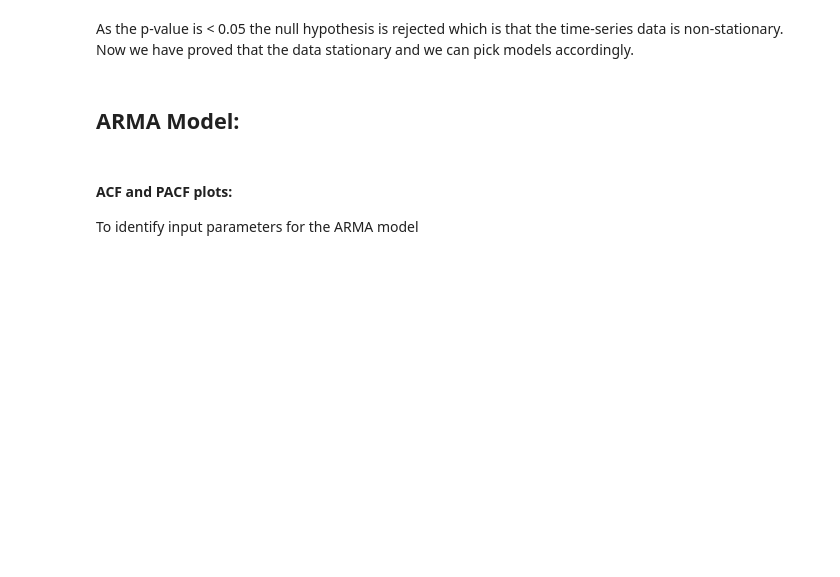
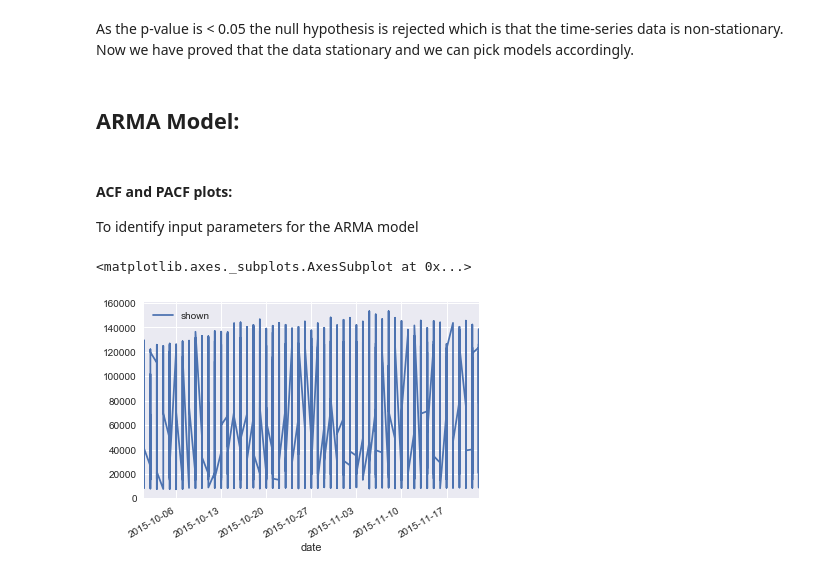
Before and after one commit to pappakrishnan/Ads-Analysis, a Jupyter notebook: Ads Analysis.ipynb, the cells around one changed output. Cells and saved outputs as stored; diff of their text form; code cells hidden in the pictures; blank space fills up the shorter version.

```diff
--- a/Ads Analysis.ipynb
+++ b/Ads Analysis.ipynb
@@ -1133,3 +1133,8 @@ As the p-value is < 0.05 the null hypothesis is rejected which is that the time-
 # %% [markdown]
 #### ACF and PACF plots:
 To identify input parameters for the ARMA model
+# %%
+df_prediction.plot()
+# %% [output]
+<matplotlib.axes._subplots.AxesSubplot at 0x...>
+[figure, added]
```
Also changed, not shown: parts of 13 cells of this notebook.
